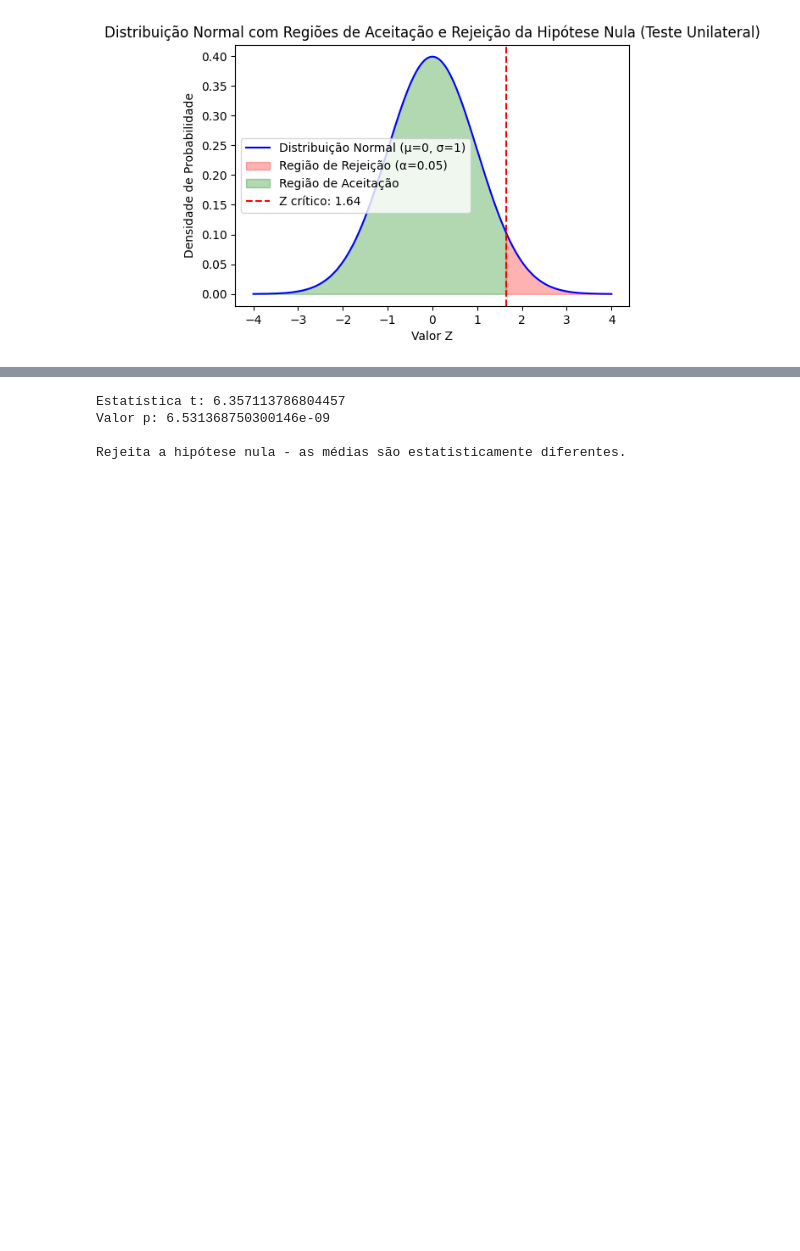
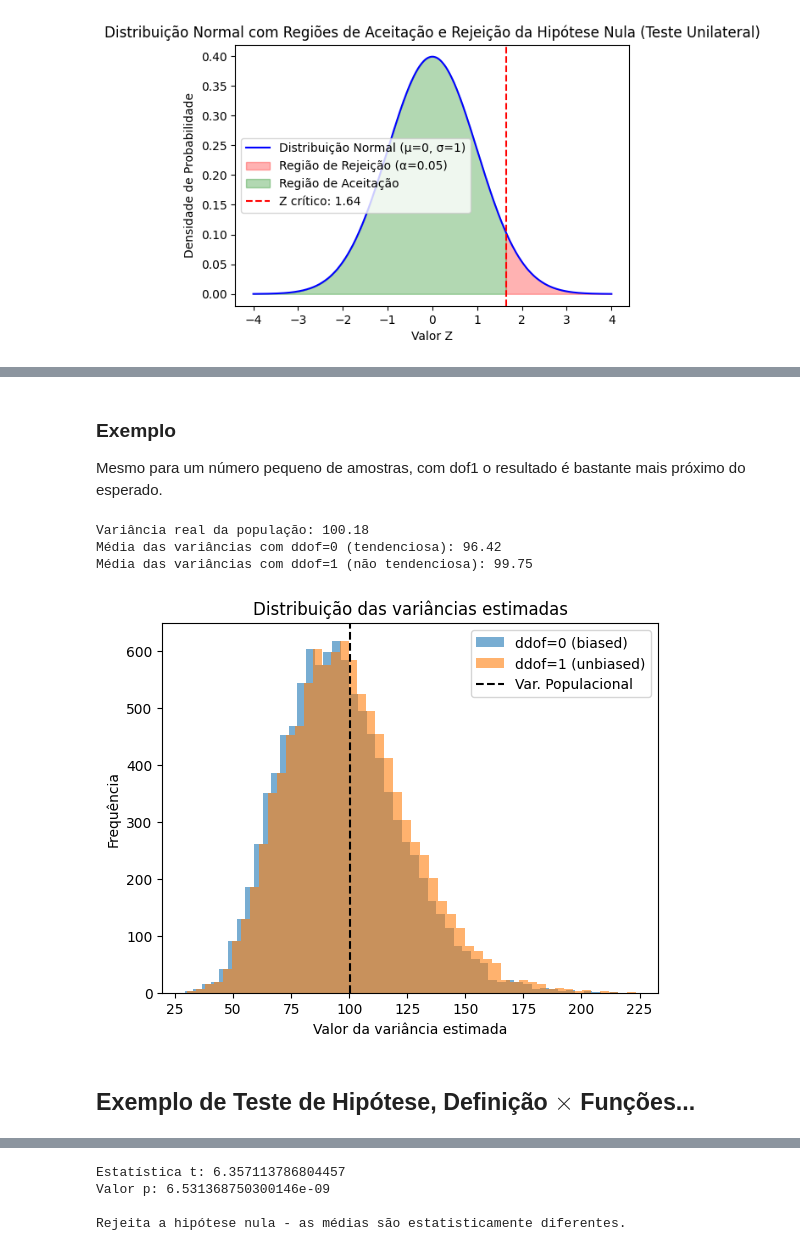
Before and after one commit to Rogerio-mack/IMT_CD_2025, a Jupyter notebook: IMT_IC_HipoteseTests.ipynb, the cells around one changed output, grey strips where cells are left out. Saved outputs shown, nothing was run; the diff lists cells and outputs as text; code cells hidden in the pictures; blank space fills up the shorter version.

```diff
--- a/IMT_IC_HipoteseTests.ipynb
+++ b/IMT_IC_HipoteseTests.ipynb
@@ -247,0 +275,50 @@ plt.show()
+# %% [markdown]
+### Exemplo
+
+Mesmo para um número pequeno de amostras, com dof1 o resultado é bastante mais próximo do esperado.
+# %%
+import numpy as np
+import matplotlib.pyplot as plt
+
+np.random.seed(42)
+populacao = np.random.normal(loc=50, scale=10, size=100000)
+
+# Variância real da população
+variancia_populacional = np.var(populacao)
+print(f"Variância real da população: {variancia_populacional:.2f}")
+
+# Parâmetros da simulação
+n_amostras = 10000 # aumente para ter um resultado mais próximo com ddof1
+tamanho_amostra = 30
+
+variancias_com_ddof0 = []
+variancias_com_ddof1 = []
+
+for _ in range(n_amostras):
+    amostra = np.random.choice(populacao, size=tamanho_amostra, replace=False)
+    var_ddof0 = np.var(amostra, ddof=0)
+    var_ddof1 = np.var(amostra, ddof=1)
+    variancias_com_ddof0.append(var_ddof0)
+    variancias_com_ddof1.append(var_ddof1)
+
+media_var_ddof0 = np.mean(variancias_com_ddof0)
+media_var_ddof1 = np.mean(variancias_com_ddof1)
+
+print(f"Média das variâncias com ddof=0 (tendenciosa): {media_var_ddof0:.2f}")
+print(f"Média das variâncias com ddof=1 (não tendenciosa): {media_var_ddof1:.2f}")
+
+plt.hist(variancias_com_ddof0, bins=50, alpha=0.6, label='ddof=0 (biased)')
+plt.hist(variancias_com_ddof1, bins=50, alpha=0.6, label='ddof=1 (unbiased)')
+plt.axvline(variancia_populacional, color='black', linestyle='dashed', label='Var. Populacional')
+plt.title("Distribuição das variâncias estimadas")
+plt.xlabel("Valor da variância estimada")
+plt.ylabel("Frequência")
+plt.legend()
+plt.show()
+# %% [output]
+Variância real da população: 100.18
+Média das variâncias com ddof=0 (tendenciosa): 96.42
+Média das variâncias com ddof=1 (não tendenciosa): 99.75
+[figure, added]
+# %% [markdown]
+## Exemplo de Teste de Hipótese, Definição $\times$ Funções...
```
Also changed, not shown: parts of 6 cells of this notebook.
